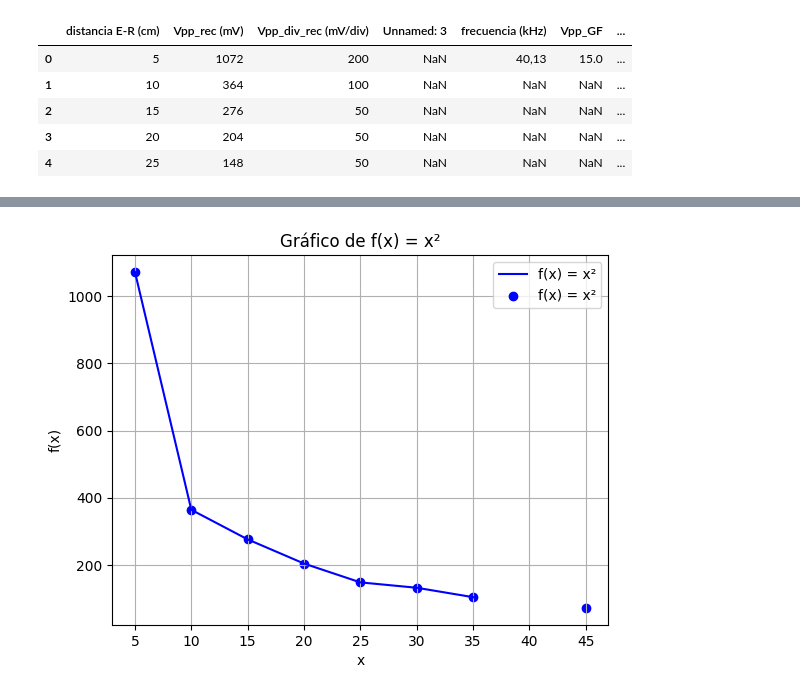
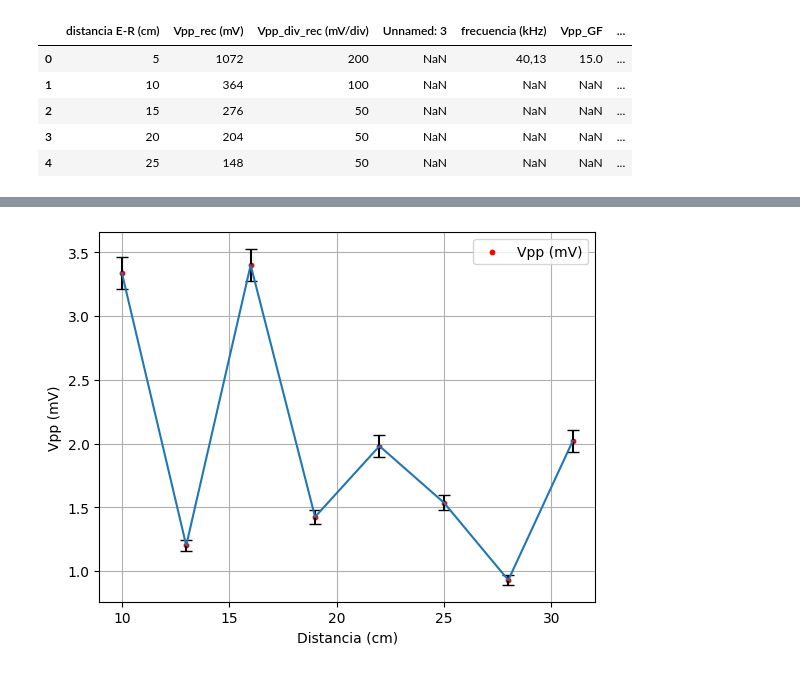
Before and after one commit to juanqwerty773/labo-2, a Jupyter notebook: tercera clase (05_09)/codigo.ipynb, the cells around one changed output, grey strips where cells are left out. Drawn from its saved outputs; the diff is of its cells as text; code cells hidden in the pictures.

```diff
--- a/tercera clase (05_09)/codigo.ipynb
+++ b/tercera clase (05_09)/codigo.ipynb
@@ -35,0 +69,3 @@ df.head()
+# %%
+df = pd.read_csv("tercera clase (05_09)/csv's/tercera clase (05_09) - Hoja 2.csv")
+df.head()
@@ -36,13 +79,16 @@ df.head()
 # %%
-distancia = pd.to_numeric(df["distancia E-R (cm)"], errors='coerce')
-Vpp_rec = pd.to_numeric(df["Vpp_rec (mV)"], errors='coerce')
-plt.plot(distancia, Vpp_rec, label='f(x) = x²', color='blue')
-plt.scatter(distancia, Vpp_rec, label='f(x) = x²', color='blue')
-plt.title('Gráfico de f(x) = x²')
-plt.xlabel('x')
-plt.ylabel('f(x)')
+distancia = pd.to_numeric(df["distancia E-R (mm)"], errors='coerce')
+df["Vpp_rec (V)"] = df["Vpp_rec (V)"].str.replace(',','.', regex=False)
+df["error_Vpp"] = df["error_Vpp"].str.replace(',','.', regex=False)
+Vpp_rec = pd.to_numeric(df["Vpp_rec (V)"], errors='coerce')
+error_Vpp = pd.to_numeric(df["error_Vpp"], errors='coerce')
+
+plt.errorbar(distancia, Vpp_rec, yerr=error_Vpp,ecolor = 'black',capsize= 4)
+plt.scatter(distancia, Vpp_rec, label='Vpp (mV)',s=10,color='r')
+plt.xlabel('Distancia (cm)')
+plt.ylabel('Vpp (mV)')
 plt.grid(True)
 plt.legend()
 plt.show()
 # %% [output]
-[figure, old version]
+[figure, new version]
```
Also changed, not shown: parts of 4 cells of this notebook.
